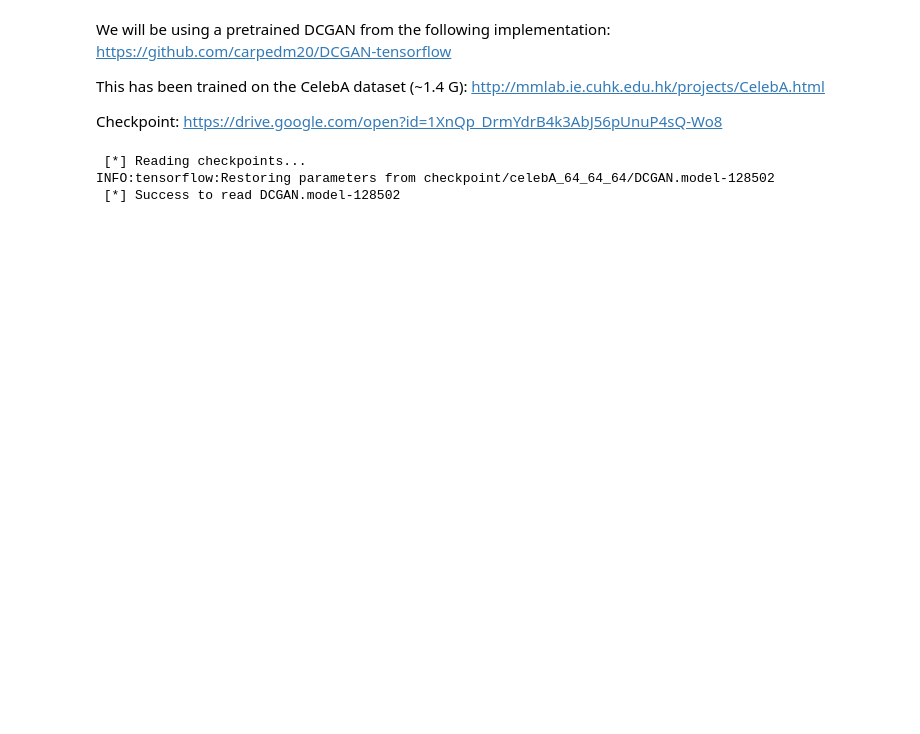
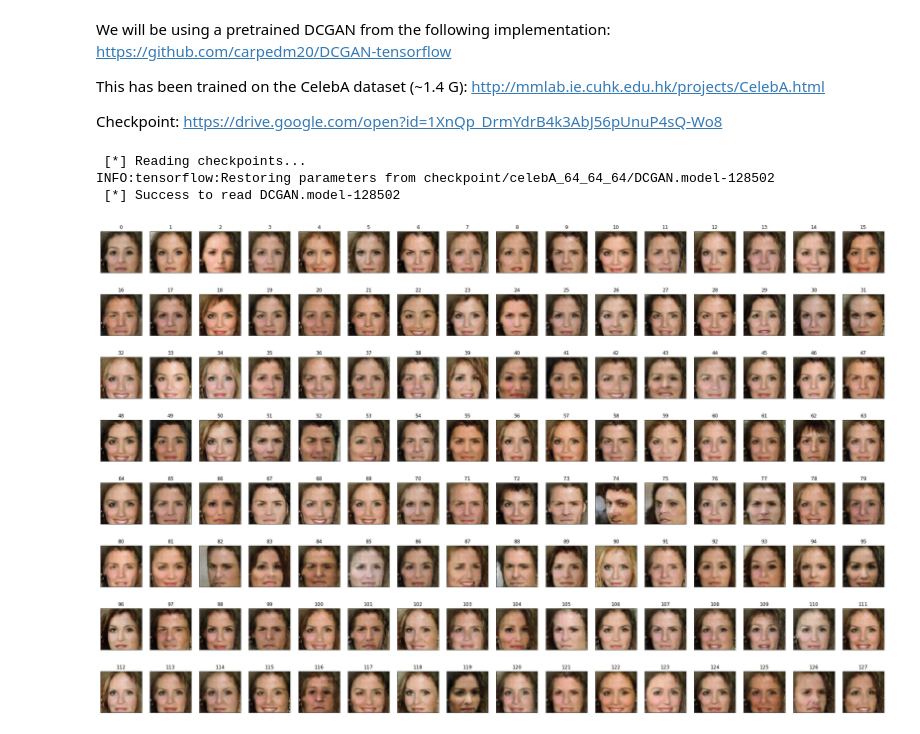
Before and after one commit to 8000net/DCGAN-tensorflow, a Jupyter notebook: GANS-vector-arithmetic.ipynb, the cells around one changed output. Drawn from its saved outputs; the diff is of its cells as text; code cells hidden in the pictures; blank space fills up the shorter version.

```diff
--- a/GANS-vector-arithmetic.ipynb
+++ b/GANS-vector-arithmetic.ipynb
@@ -52,3 +57,8 @@ def plot_gallery(images, titles, n_row=3, n_col=6):
         plt.title(titles[i], size=12)
         plt.xticks(())
         plt.yticks(())
+# %%
+# View generated face
+plot_gallery(samples, range(128), 8, 16)
+# %% [output]
+[figure, added]
```
Also changed, not shown: parts of 5 cells of this notebook.
